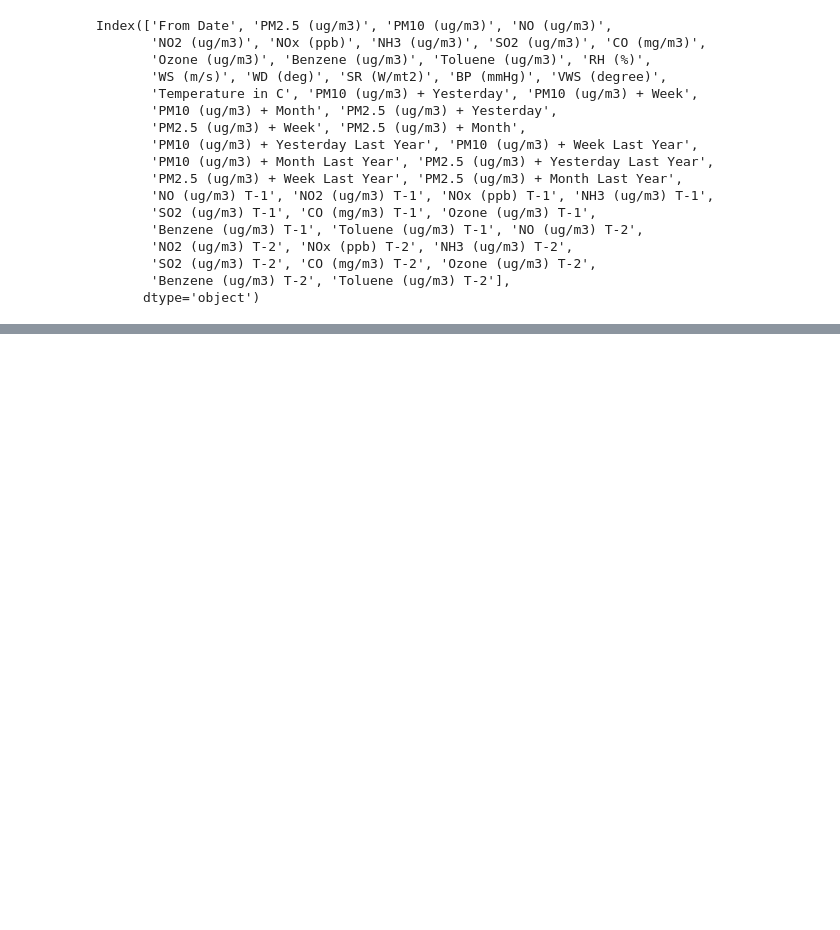
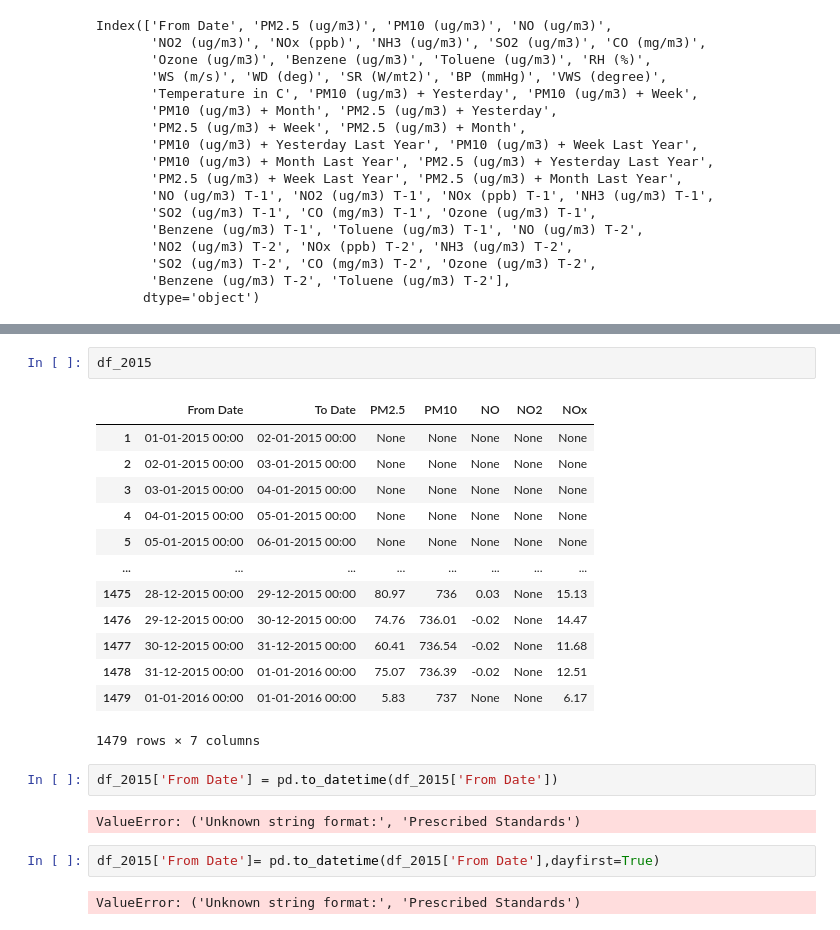
Before and after one commit to aggarwalsiddharth/framework, a Jupyter notebook: documentation.ipynb, the cells around one changed output, grey strips where cells are left out. Drawn from its saved outputs; the diff is of its cells as text; blank space fills up the shorter version.

```diff
--- a/documentation.ipynb
+++ b/documentation.ipynb
@@ -2151,0 +2276,24 @@ Index(['From Date', 'PM2.5 (ug/m3)', 'PM10 (ug/m3)', 'NO (ug/m3)',
+# %%
+df_2015
+# %% [output]
+|  | From Date | To Date | PM2.5 | PM10 | NO | NO2 | NOx |
+| 1 | 01-01-2015 00:00 | 02-01-2015 00:00 | None | None | None | None | None |
+| 2 | 02-01-2015 00:00 | 03-01-2015 00:00 | None | None | None | None | None |
+| 3 | 03-01-2015 00:00 | 04-01-2015 00:00 | None | None | None | None | None |
+| 4 | 04-01-2015 00:00 | 05-01-2015 00:00 | None | None | None | None | None |
+| 5 | 05-01-2015 00:00 | 06-01-2015 00:00 | None | None | None | None | None |
+| ... | ... | ... | ... | ... | ... | ... | ... |
+| 1475 | 28-12-2015 00:00 | 29-12-2015 00:00 | 80.97 | 736 | 0.03 | None | 15.13 |
+| 1476 | 29-12-2015 00:00 | 30-12-2015 00:00 | 74.76 | 736.01 | -0.02 | None | 14.47 |
+| 1477 | 30-12-2015 00:00 | 31-12-2015 00:00 | 60.41 | 736.54 | -0.02 | None | 11.68 |
+| 1478 | 31-12-2015 00:00 | 01-01-2016 00:00 | 75.07 | 736.39 | -0.02 | None | 12.51 |
+| 1479 | 01-01-2016 00:00 | 01-01-2016 00:00 | 5.83 | 737 | None | None | 6.17 |
+1479 rows × 7 columns
+# %%
+df_2015['From Date'] = pd.to_datetime(df_2015['From Date'])
+# %% [output]
+ValueError: ('Unknown string format:', 'Prescribed Standards')
+# %%
+df_2015['From Date']= pd.to_datetime(df_2015['From Date'],dayfirst=True)
+# %% [output]
+ValueError: ('Unknown string format:', 'Prescribed Standards')
```
Also changed, not shown: parts of 20 cells of this notebook, 18 other files.
